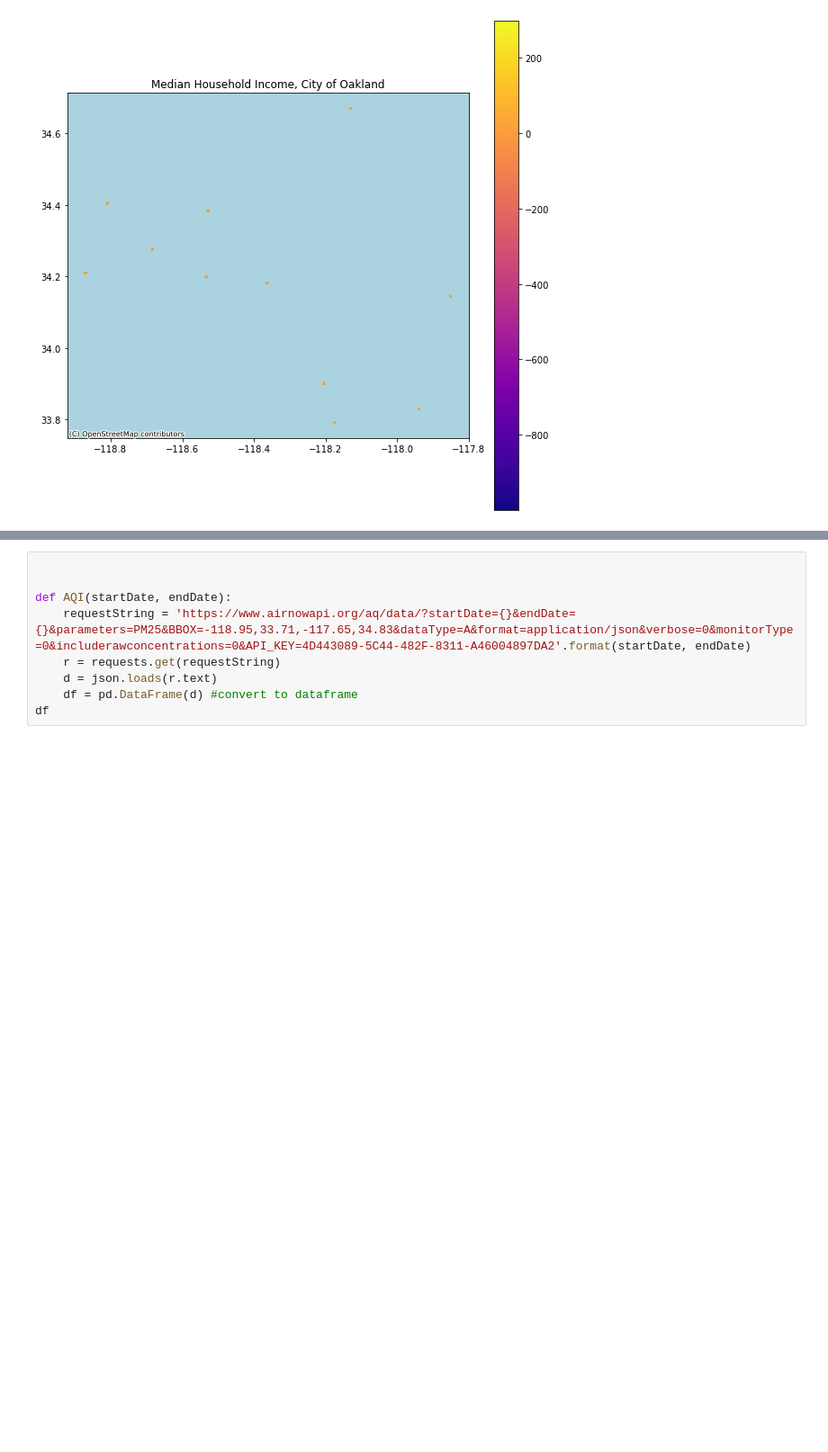
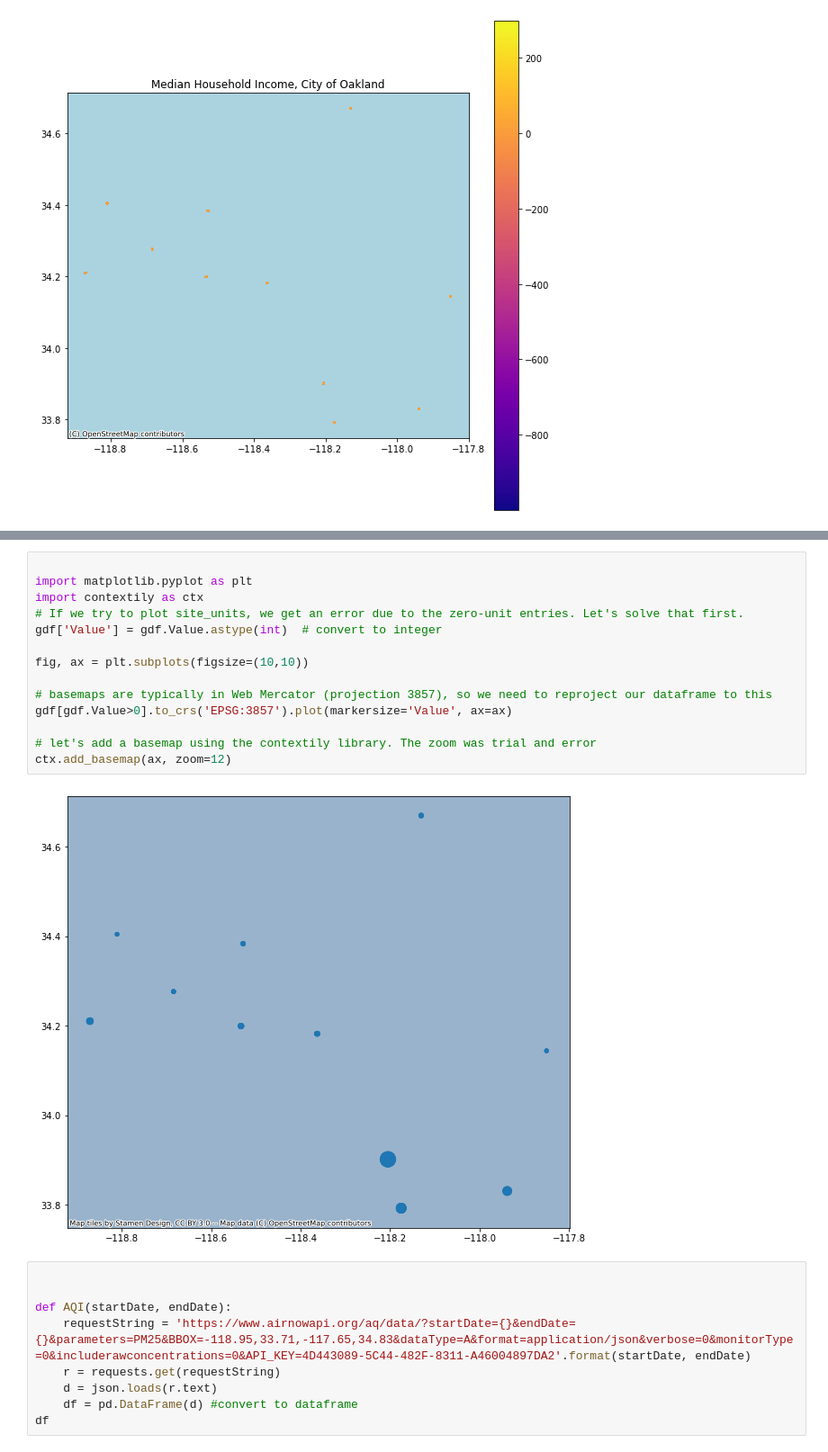
Before and after one commit to SharGhal/urbandatascience-s22, a Jupyter notebook: Try/Challenge 1 .ipynb, the cells around one changed output, grey strips where cells are left out. Shown at 90% size. Cells and saved outputs as stored; diff of their text form; blank space fills up the shorter version.

```diff
--- a/Try/Challenge 1 .ipynb
+++ b/Try/Challenge 1 .ipynb
@@ -114,3 +148,19 @@ plt.show()
+# %%
+
+import matplotlib.pyplot as plt
+import contextily as ctx
+# If we try to plot site_units, we get an error due to the zero-unit entries. Let's solve that first.
+gdf['Value'] = gdf.Value.astype(int)  # convert to integer
+
+fig, ax = plt.subplots(figsize=(10,10))
+
+# basemaps are typically in Web Mercator (projection 3857), so we need to reproject our dataframe to this
+gdf[gdf.Value>0].to_crs('EPSG:3857').plot(markersize='Value', ax=ax)
+
+# let's add a basemap using the contextily library. The zoom was trial and error
+ctx.add_basemap(ax, zoom=12)
+# %% [output]
+[figure, added]
 # %%
 
 
```
Also changed, not shown: parts of 6 cells of this notebook, 2 other files.
